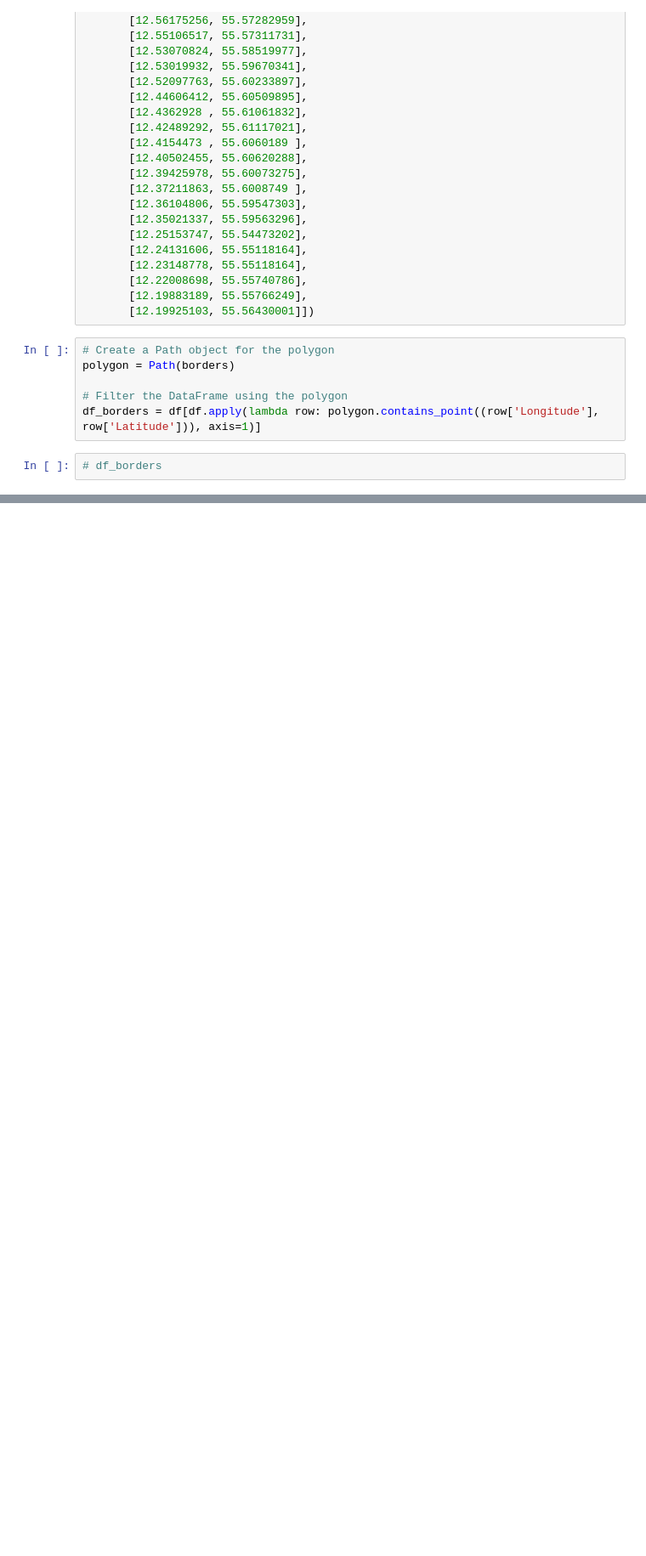
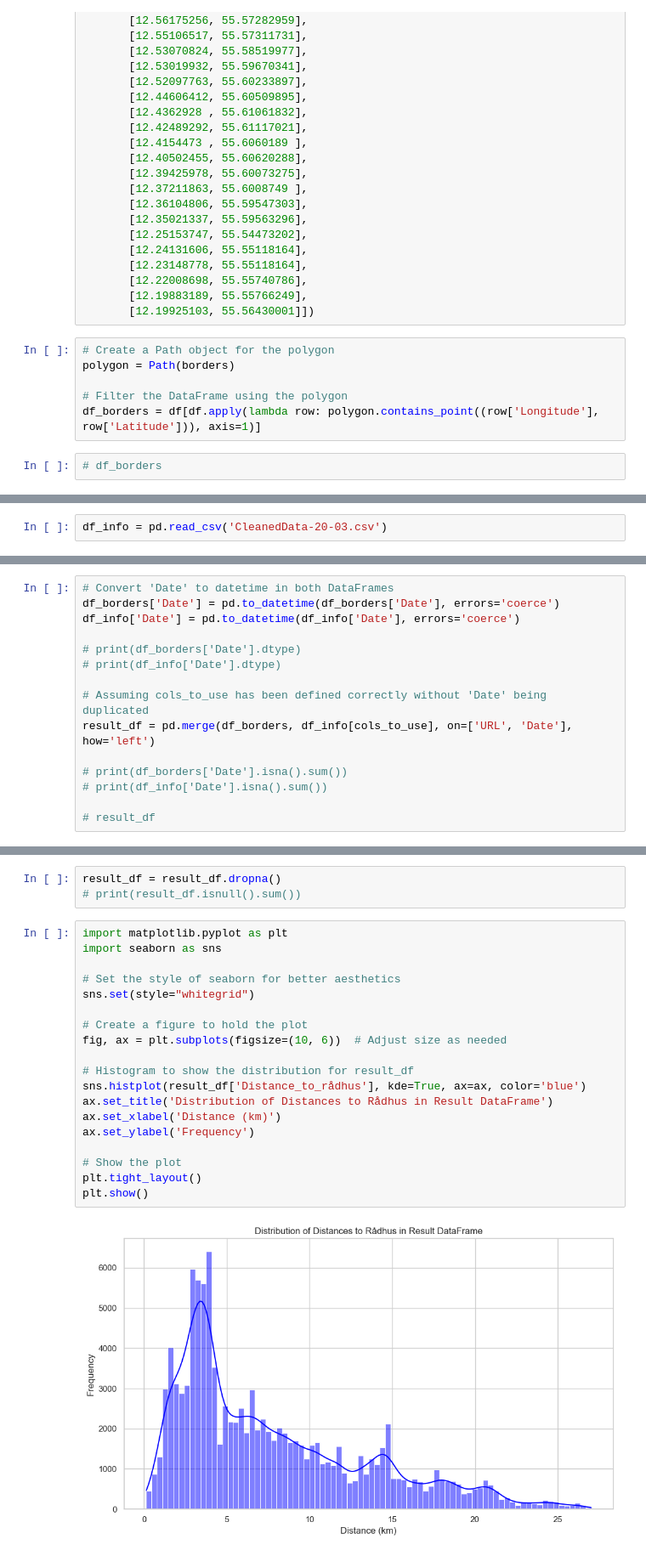
Before and after one commit to qmh341/BA-Project, a Jupyter notebook: Databehandling/Databehandling-Ny.ipynb, the cells around one changed output, grey strips where cells are left out. Shown at 85% size. Drawn from its saved outputs; the diff is of its cells as text; blank space fills up the shorter version.

```diff
--- a/Databehandling/Databehandling-Ny.ipynb
+++ b/Databehandling/Databehandling-Ny.ipynb
@@ -210,0 +262,2 @@ AttributeError: 'NoneType' object has no attribute 'shape'
+# %%
+df_info = pd.read_csv('CleanedData-20-03.csv')
@@ -210,0 +295,15 @@ AttributeError: 'NoneType' object has no attribute 'shape'
+# %%
+# Convert 'Date' to datetime in both DataFrames
+df_borders['Date'] = pd.to_datetime(df_borders['Date'], errors='coerce')
+df_info['Date'] = pd.to_datetime(df_info['Date'], errors='coerce')
+
+# print(df_borders['Date'].dtype)
+# print(df_info['Date'].dtype)
+
+# Assuming cols_to_use has been defined correctly without 'Date' being duplicated
+result_df = pd.merge(df_borders, df_info[cols_to_use], on=['URL', 'Date'], how='left')
+
+# print(df_borders['Date'].isna().sum())
+# print(df_info['Date'].isna().sum())
+
+# result_df
@@ -210,0 +316,24 @@ AttributeError: 'NoneType' object has no attribute 'shape'
+# %%
+result_df = result_df.dropna()
+# print(result_df.isnull().sum())
+# %%
+import matplotlib.pyplot as plt
+import seaborn as sns
+
+# Set the style of seaborn for better aesthetics
+sns.set(style="whitegrid")
+
+# Create a figure to hold the plot
+fig, ax = plt.subplots(figsize=(10, 6))  # Adjust size as needed
+
+# Histogram to show the distribution for result_df
+sns.histplot(result_df['Distance_to_rådhus'], kde=True, ax=ax, color='blue')
+ax.set_title('Distribution of Distances to Rådhus in Result DataFrame')
+ax.set_xlabel('Distance (km)')
+ax.set_ylabel('Frequency')
+
+# Show the plot
+plt.tight_layout()
+plt.show()
+# %% [output]
+[figure, added]
```
Also changed, not shown: parts of 18 cells of this notebook, 2 other files.
